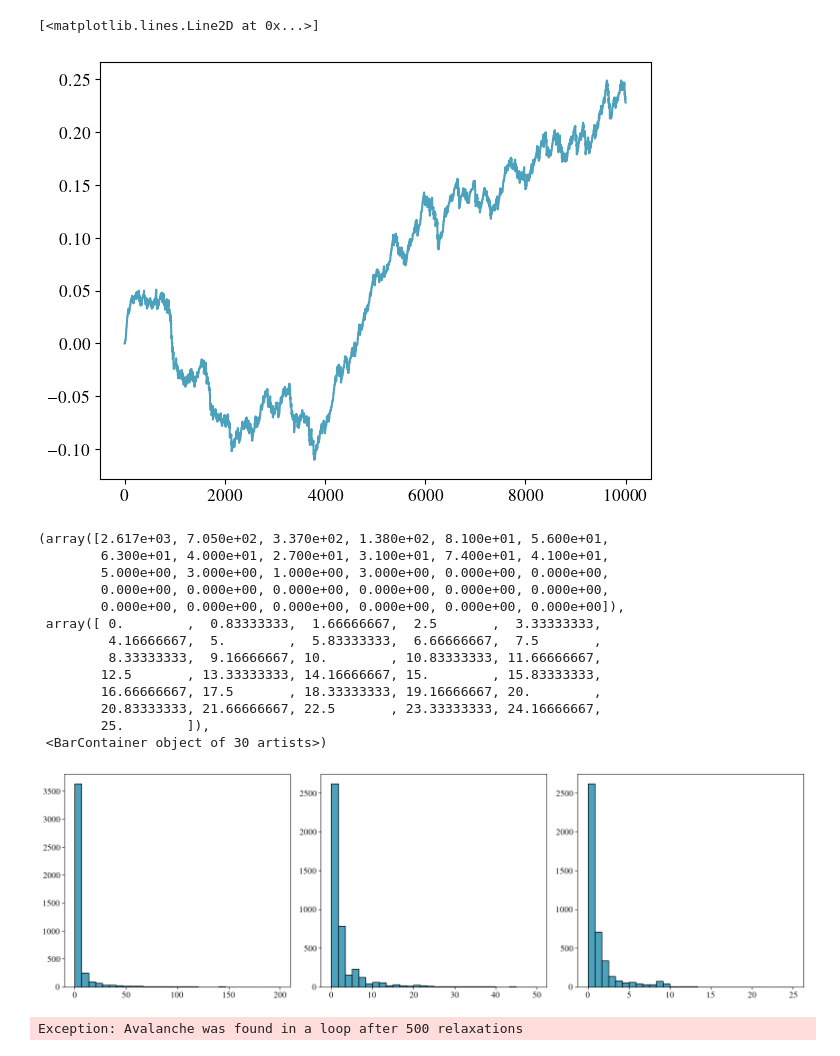
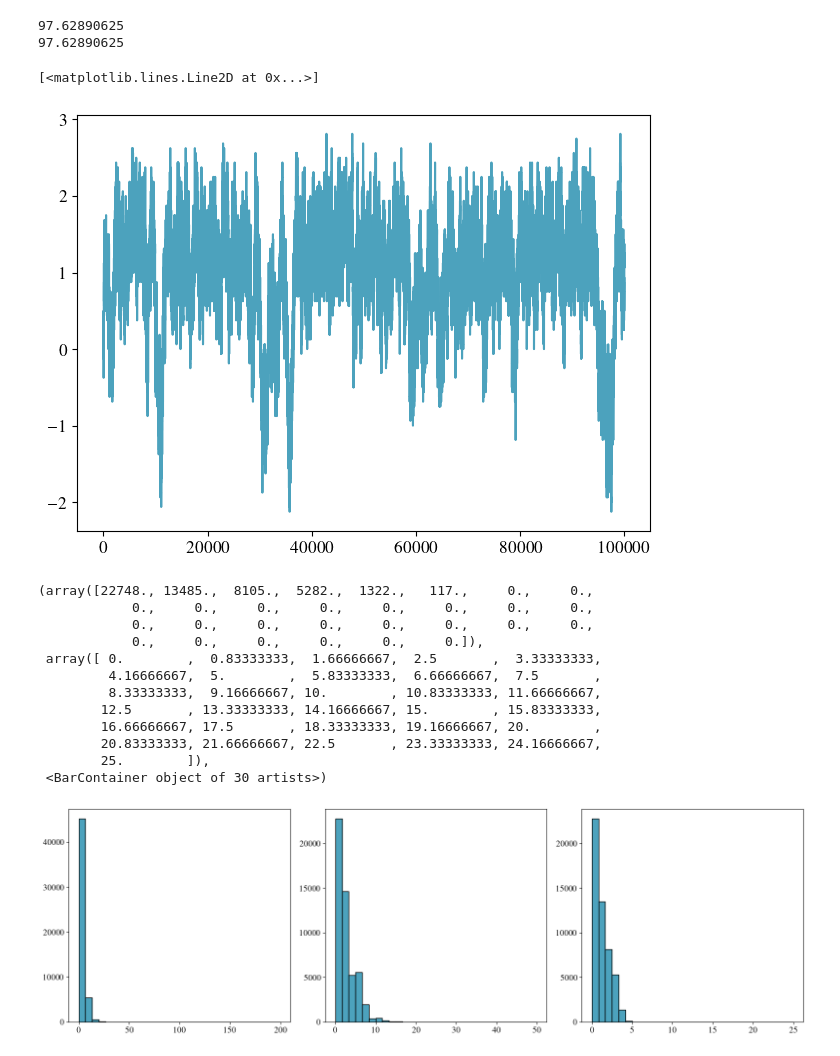
Before and after one commit to GabrielRemi/Sandpile, a Jupyter notebook: Code/sandpile_nd_test.ipynb, the cells around one changed output. Cells and saved outputs as stored; diff of their text form; code cells hidden in the pictures.

```diff
--- a/Code/sandpile_nd_test.ipynb
+++ b/Code/sandpile_nd_test.ipynb
@@ -1,31 +1,35 @@
+# %%
+import psutil
+import os
+
+
+
+def get_memory() -> float:
+    """Return memory usage in MB"""
+    process = psutil.Process(os.getpid())
+    memory_usage = process.memory_info().rss  # in bytes
+    return memory_usage / (1024 ** 2)
+
+print(get_memory())
+print(get_memory())
+# %% [output]
+97.62890625
+97.62890625
 # %%
 import numpy as np
 import matplotlib.pyplot as plt
-from IPython.core.inputtransformer import assign_from_system
-
-from Code.sandpile import check_create_avalanche
 from sandpile import *
 
-TIME_STEPS = 10_000
-N = 10
-system = SandpileND(3, N, 4)
+
+TIME_STEPS = 100_000
+N = 4
+system = SandpileND(2, N, 4)
 system(TIME_STEPS)
 plt.plot(range(TIME_STEPS), system.average_slopes)
 # %% [output]
 [<matplotlib.lines.Line2D at 0x...>]
-[figure, old version]
+[figure, new version]
 # %%
-# i = 0
-# a: Avalanche | None = None
-# for _a in system.avalanches:
-#     if _a.time > 120:
-#         a = _a
-#         break
-#
-# if a is not None:
-#     plt.plot(range(a.time), a.dissipation_rate)
-# else:
-#     print(None)
 
 sizes = np.zeros(len(system.avalanches))
 times = np.zeros(len(system.avalanches))
@@ -47,11 +51,10 @@ plt.hist(times, range=(0, 50), bins=30)
 plt.subplot(133)
 plt.hist(reach, range=(0, 25), bins=30)
 # %% [output]
-(array([2.617e+03, 7.050e+02, 3.370e+02, 1.380e+02, 8.100e+01, 5.600e+01,
-        6.300e+01, 4.000e+01, 2.700e+01, 3.100e+01, 7.400e+01, 4.100e+01,
-        5.000e+00, 3.000e+00, 1.000e+00, 3.000e+00, 0.000e+00, 0.000e+00,
-        0.000e+00, 0.000e+00, 0.000e+00, 0.000e+00, 0.000e+00, 0.000e+00,
-        0.000e+00, 0.000e+00, 0.000e+00, 0.000e+00, 0.000e+00, 0.000e+00]),
+(array([22748., 13485.,  8105.,  5282.,  1322.,   117.,     0.,     0.,
+            0.,     0.,     0.,     0.,     0.,     0.,     0.,     0.,
+            0.,     0.,     0.,     0.,     0.,     0.,     0.,     0.,
+            0.,     0.,     0.,     0.,     0.,     0.]),
  array([ 0.        ,  0.83333333,  1.66666667,  2.5       ,  3.33333333,
          4.16666667,  5.        ,  5.83333333,  6.66666667,  7.5       ,
          8.33333333,  9.16666667, 10.        , 10.83333333, 11.66666667,
@@ -60,23 +63,4 @@ plt.hist(reach, range=(0, 25), bins=30)
         20.83333333, 21.66666667, 22.5       , 23.33333333, 24.16666667,
         25.        ]),
  <BarContainer object of 30 artists>)
-[figure, old version]
+[figure, new version]
-# %%
-import numpy as np
-from sandpile import *
-
-system = SandpileND(1, 5, 2)
-start_cfg = np.array([2, 3, 1, 1, 1])
-# a = Avalanche(system=system, start_cfg=start_cfg, _starting_point=np.array([3]))
-a = check_create_avalanche(system, start_cfg)
-print(a)
-start_cfg
-
-# a = check_create_avalanche(2, np.array([1, 1, 4, 1, 1]))
-
-# print(a.do_step(np.array([4, 1, 1, 1, 1])))
-# print(a.do_step(np.array([3, 1, 1, 1, 3])))
-#
-# print(a)
-# %% [output]
-Exception: Avalanche was found in a loop after 500 relaxations
```
Also changed, not shown: 2 other files.
